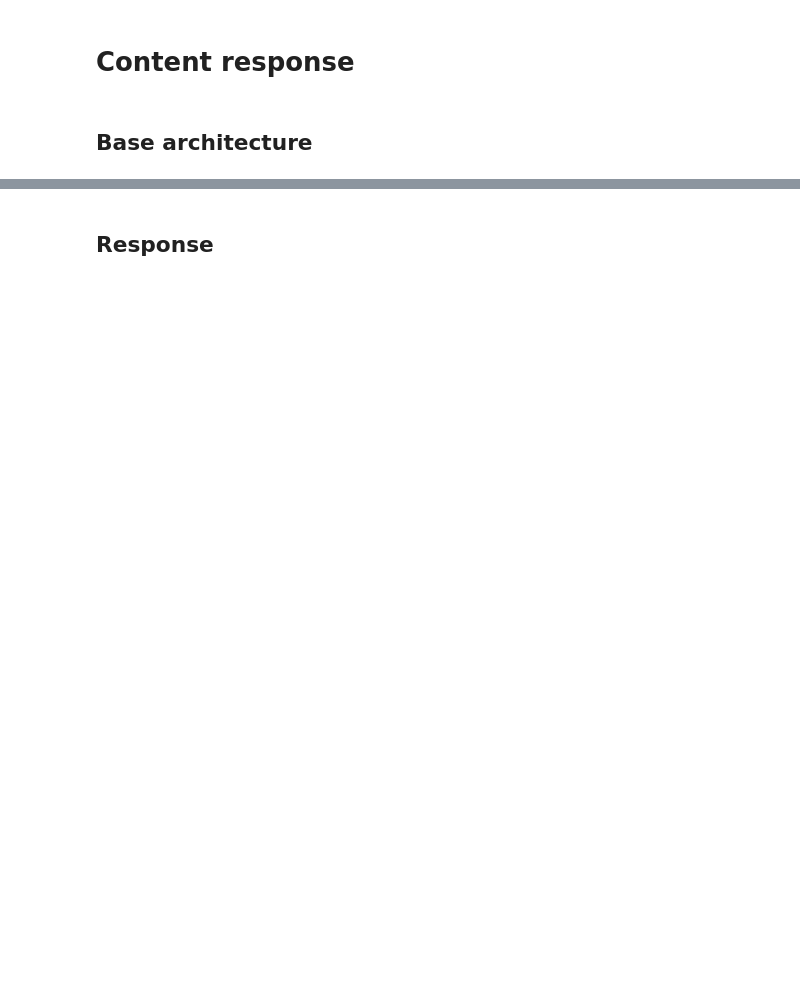
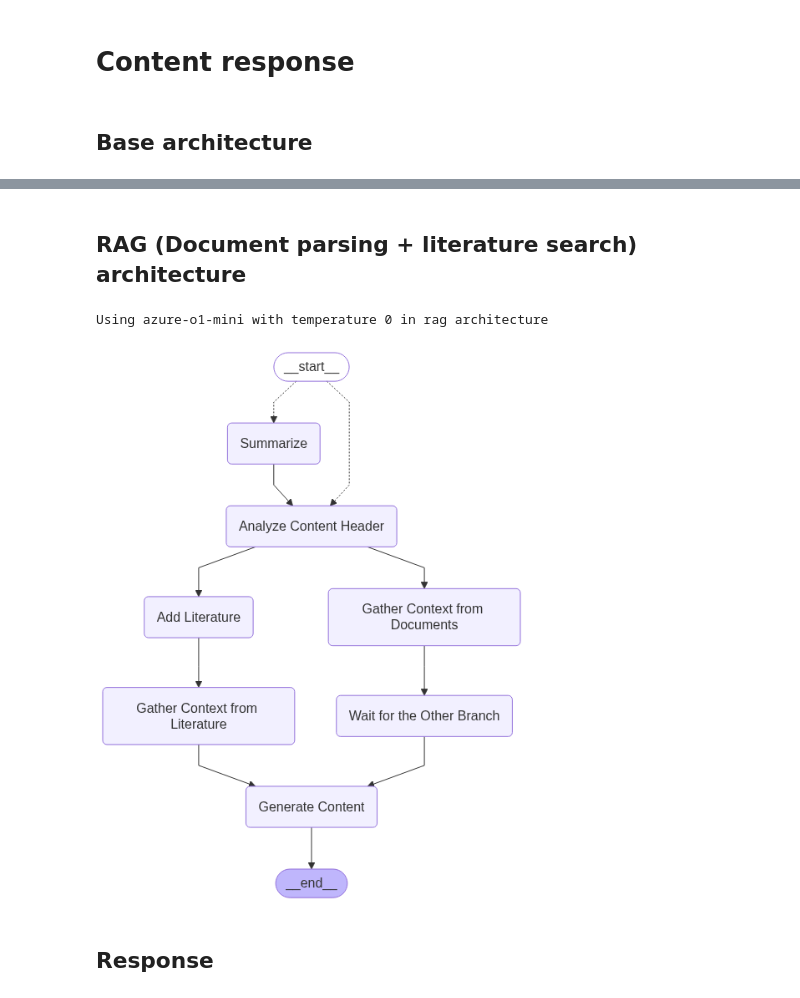
Before and after one commit to amlantalukder/Discourse2Draft, a Jupyter notebook: notebooks/test.ipynb, the cells around one changed output, grey strips where cells are left out. Saved outputs shown, nothing was run; the diff lists cells and outputs as text; code cells hidden in the pictures; blank space fills up the shorter version.

```diff
--- a/notebooks/test.ipynb
+++ b/notebooks/test.ipynb
@@ -67,3 +157,25 @@ Using azure-o1-mini with temperature 0 in rag architecture
+# %% [markdown]
+## RAG (Document parsing + literature search) architecture
+# %%
+from src.backend.ai.architecture import Architecture
+
+from src.backend.vectordb import ChromaDB
+
+db = ChromaDB()
+db.create(collection_name='discoursedraft_collection_39', delete_if_exists=True)
+
+agent = Architecture(model_name=llm, temperature=temperature, instructions=instructions, type='rag', collection_name='discoursedraft_collection_34', collection_name_lit_search='discoursedraft_collection_39').agent
+
+from IPython.display import Image, display
+
+try:
+    display(Image(agent.get_graph().draw_mermaid_png()))
+except Exception:
+    # This requires some extra dependencies and is optional
+    pass
+# %% [output]
+Using azure-o1-mini with temperature 0 in rag architecture
+[figure, added]
 # %% [markdown]
 ## Response
 # %%
```
Also changed, not shown: parts of 31 cells of this notebook, 36 other files.
